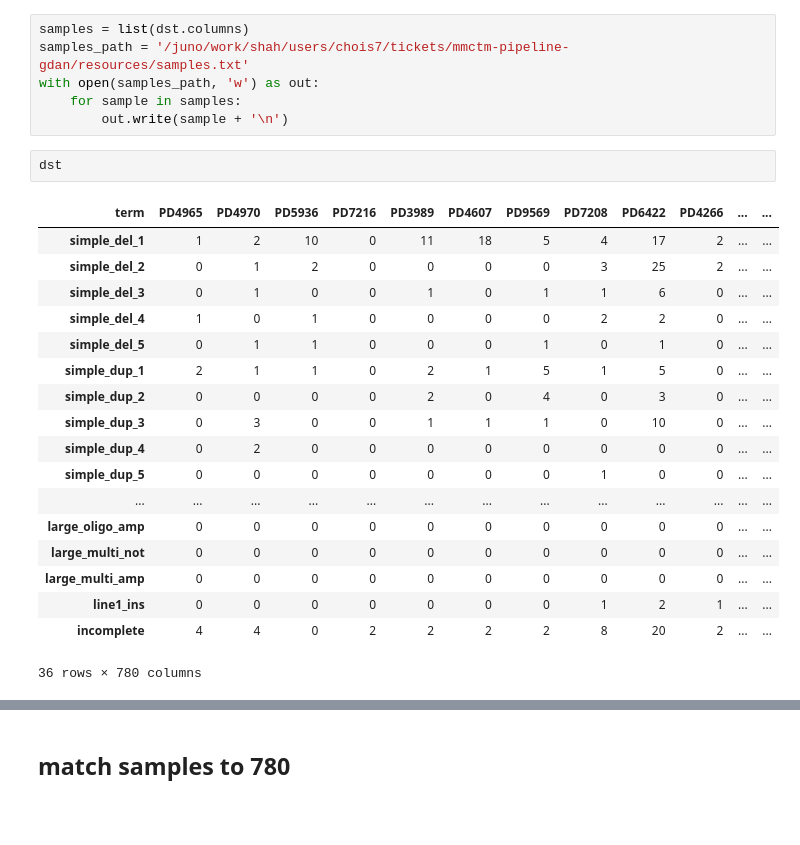
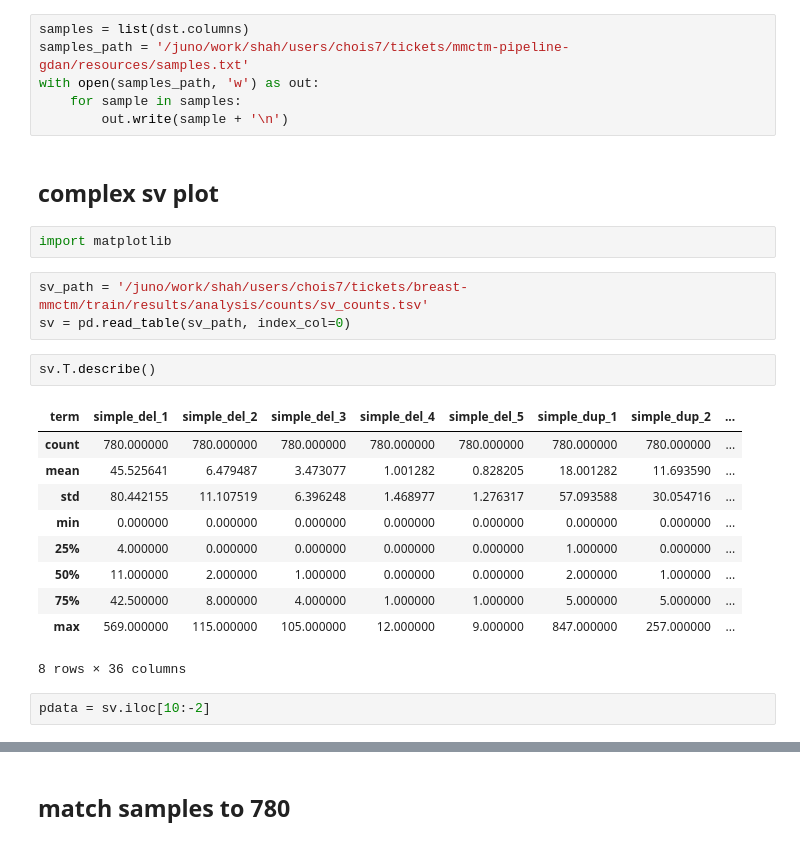
Before and after one commit to shahcompbio/mmctm-pipeline-gdan, a Jupyter notebook: notebooks/mmctm-breast.ipynb, the cells around one changed output, grey strips where cells are left out. Cells and saved outputs as stored; diff of their text form; blank space fills up the shorter version.

```diff
--- a/notebooks/mmctm-breast.ipynb
+++ b/notebooks/mmctm-breast.ipynb
@@ -160,24 +160,25 @@ samples_path = '/juno/work/shah/users/chois7/tickets/mmctm-pipeline-gdan/resourc
 with open(samples_path, 'w') as out:
     for sample in samples:
         out.write(sample + '\n')
-# %%
-dst
-# %% [output]
-| term | PD4965 | PD4970 | PD5936 | PD7216 | PD3989 | PD4607 | PD9569 | PD7208 | PD6422 | PD4266 | ... | ... |
-| simple_del_1 | 1 | 2 | 10 | 0 | 11 | 18 | 5 | 4 | 17 | 2 | ... | ... |
-| simple_del_2 | 0 | 1 | 2 | 0 | 0 | 0 | 0 | 3 | 25 | 2 | ... | ... |
-| simple_del_3 | 0 | 1 | 0 | 0 | 1 | 0 | 1 | 1 | 6 | 0 | ... | ... |
-| simple_del_4 | 1 | 0 | 1 | 0 | 0 | 0 | 0 | 2 | 2 | 0 | ... | ... |
-| simple_del_5 | 0 | 1 | 1 | 0 | 0 | 0 | 1 | 0 | 1 | 0 | ... | ... |
-| simple_dup_1 | 2 | 1 | 1 | 0 | 2 | 1 | 5 | 1 | 5 | 0 | ... | ... |
-| simple_dup_2 | 0 | 0 | 0 | 0 | 2 | 0 | 4 | 0 | 3 | 0 | ... | ... |
-| simple_dup_3 | 0 | 3 | 0 | 0 | 1 | 1 | 1 | 0 | 10 | 0 | ... | ... |
-| simple_dup_4 | 0 | 2 | 0 | 0 | 0 | 0 | 0 | 0 | 0 | 0 | ... | ... |
-| simple_dup_5 | 0 | 0 | 0 | 0 | 0 | 0 | 0 | 1 | 0 | 0 | ... | ... |
-| ... | ... | ... | ... | ... | ... | ... | ... | ... | ... | ... | ... | ... |
-| large_oligo_amp | 0 | 0 | 0 | 0 | 0 | 0 | 0 | 0 | 0 | 0 | ... | ... |
-| large_multi_not | 0 | 0 | 0 | 0 | 0 | 0 | 0 | 0 | 0 | 0 | ... | ... |
-| large_multi_amp | 0 | 0 | 0 | 0 | 0 | 0 | 0 | 0 | 0 | 0 | ... | ... |
-| line1_ins | 0 | 0 | 0 | 0 | 0 | 0 | 0 | 1 | 2 | 1 | ... | ... |
-| incomplete | 4 | 4 | 0 | 2 | 2 | 2 | 2 | 8 | 20 | 2 | ... | ... |
-36 rows × 780 columns
+# %% [markdown]
+## complex sv plot
+# %%
+import matplotlib
+# %%
+sv_path = '/juno/work/shah/users/chois7/tickets/breast-mmctm/train/results/analysis/counts/sv_counts.tsv'
+sv = pd.read_table(sv_path, index_col=0)
+# %%
+sv.T.describe()
+# %% [output]
+| term | simple_del_1 | simple_del_2 | simple_del_3 | simple_del_4 | simple_del_5 | simple_dup_1 | simple_dup_2 | ... |
+| count | 780.000000 | 780.000000 | 780.000000 | 780.000000 | 780.000000 | 780.000000 | 780.000000 | ... |
+| mean | 45.525641 | 6.479487 | 3.473077 | 1.001282 | 0.828205 | 18.001282 | 11.693590 | ... |
+| std | 80.442155 | 11.107519 | 6.396248 | 1.468977 | 1.276317 | 57.093588 | 30.054716 | ... |
+| min | 0.000000 | 0.000000 | 0.000000 | 0.000000 | 0.000000 | 0.000000 | 0.000000 | ... |
+| 25% | 4.000000 | 0.000000 | 0.000000 | 0.000000 | 0.000000 | 1.000000 | 0.000000 | ... |
+| 50% | 11.000000 | 2.000000 | 1.000000 | 0.000000 | 0.000000 | 2.000000 | 1.000000 | ... |
+| 75% | 42.500000 | 8.000000 | 4.000000 | 1.000000 | 1.000000 | 5.000000 | 5.000000 | ... |
+| max | 569.000000 | 115.000000 | 105.000000 | 12.000000 | 9.000000 | 847.000000 | 257.000000 | ... |
+8 rows × 36 columns
+# %%
+pdata = sv.iloc[10:-2]
```
Also changed, not shown: parts of 5 cells of this notebook, 2 other files.
